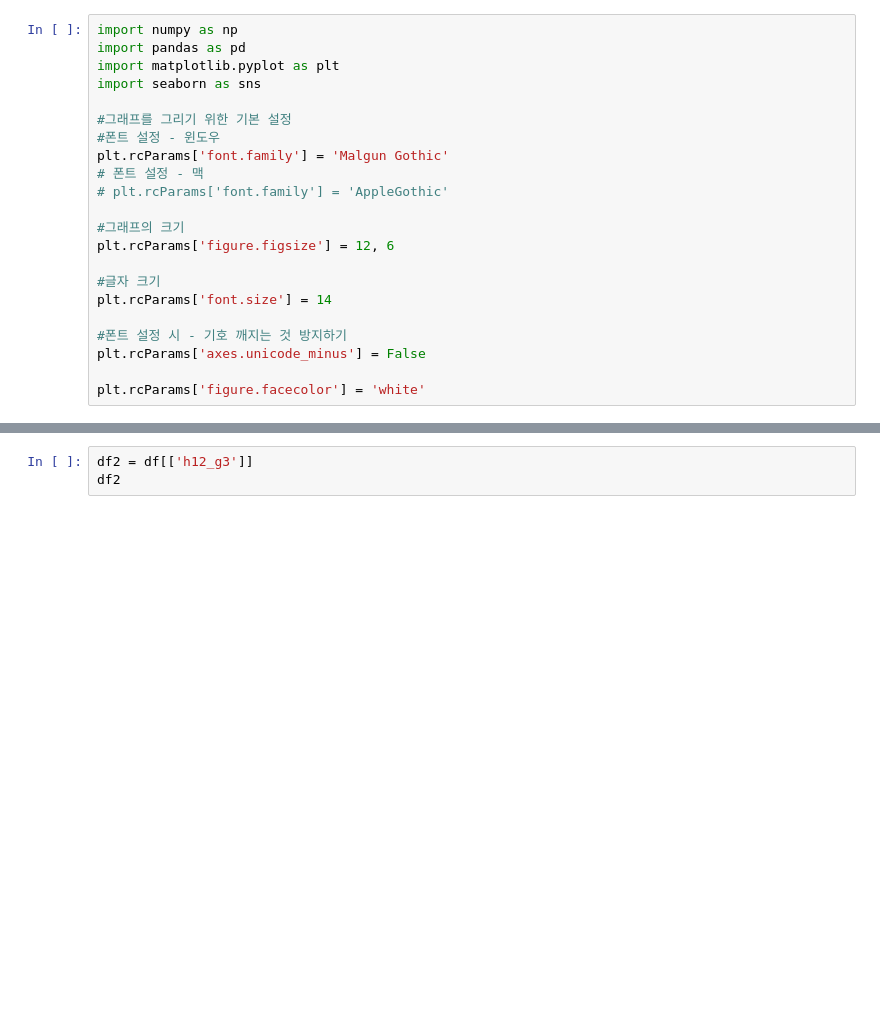
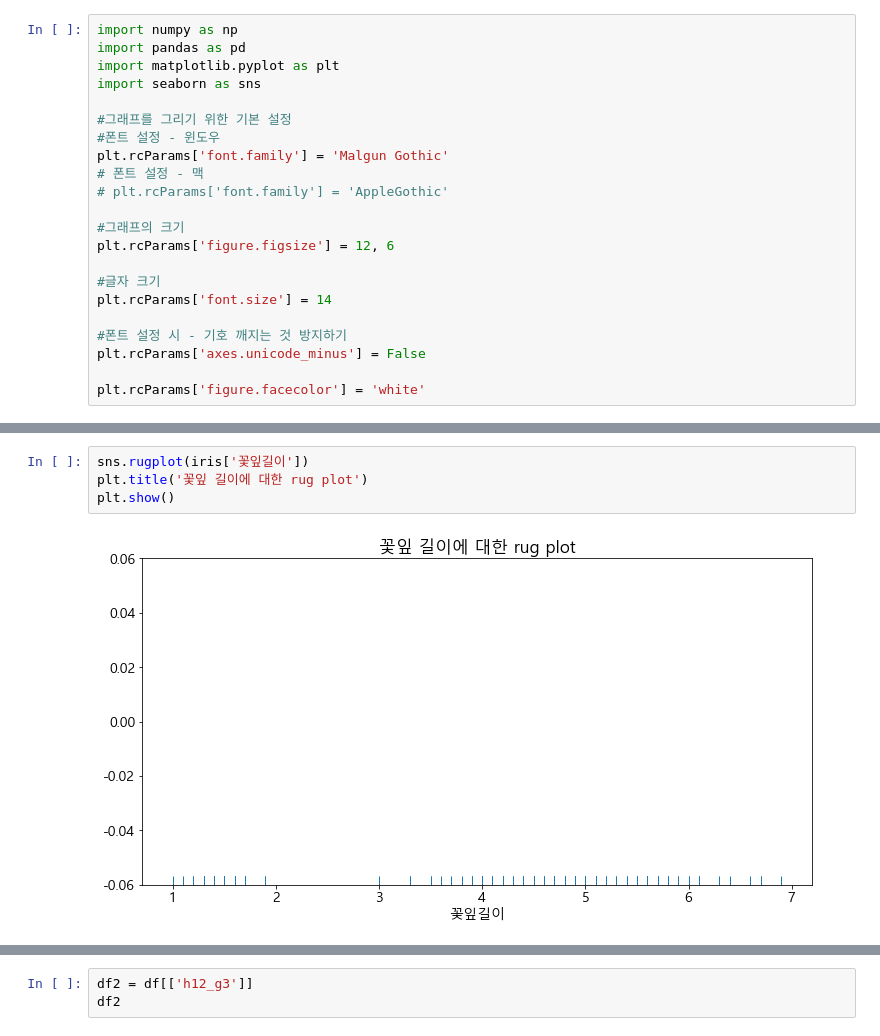
Before and after one commit to UnchaeJeong/20210706, a Jupyter notebook: 6_30_데이터 시각화/04_데이터 시각화/Untitled.ipynb, the cells around one changed output, grey strips where cells are left out. Drawn from its saved outputs; the diff is of its cells as text; blank space fills up the shorter version.

```diff
--- a/6_30_데이터 시각화/04_데이터 시각화/Untitled.ipynb
+++ b/6_30_데이터 시각화/04_데이터 시각화/Untitled.ipynb
@@ -39,4 +38,10 @@ iris
 | 148 | 6.2 | 3.4 | 5.4 | 2.3 | virginica |
 | 149 | 5.9 | 3.0 | 5.1 | 1.8 | virginica |
 150 rows × 5 columns
+# %%
+sns.rugplot(iris['꽃잎길이'])
+plt.title('꽃잎 길이에 대한 rug plot')
+plt.show()
+# %% [output]
+[figure, added]
 # %%
```
Also changed, not shown: parts of 44 cells of this notebook, 2 other files.
